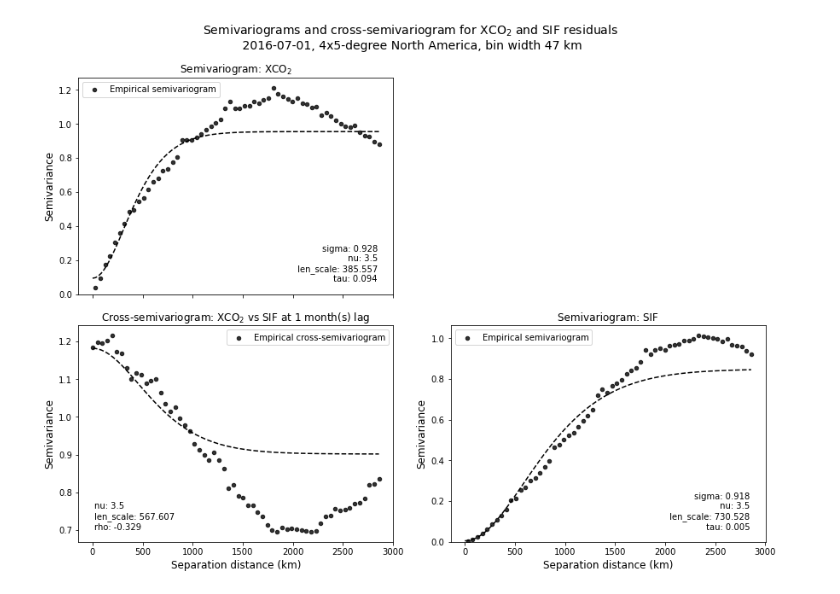
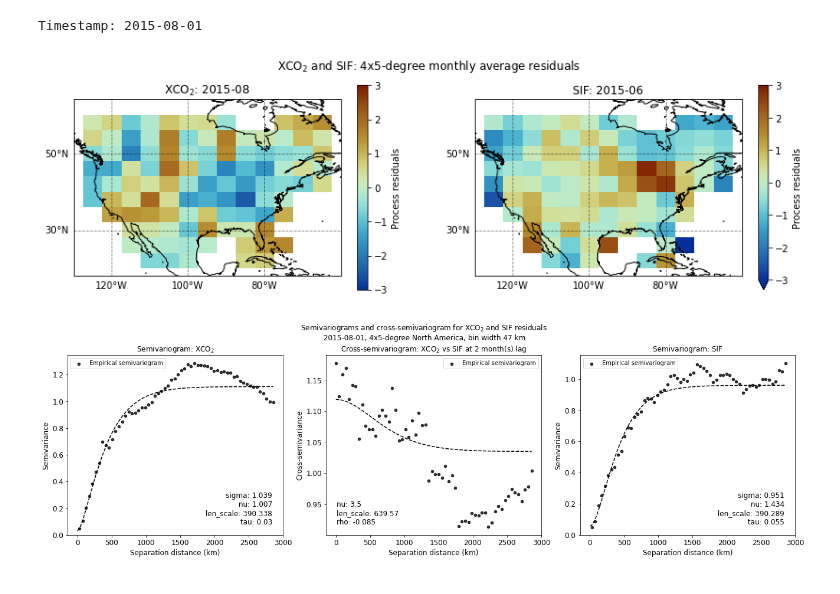
Before and after one commit to 91Mrwu/sif-xco2-cokriging, a Jupyter notebook: research/fit_variogram.ipynb, the cells around one changed output. Cells and saved outputs as stored; diff of their text form; code cells hidden in the pictures.

```diff
--- a/research/fit_variogram.ipynb
+++ b/research/fit_variogram.ipynb
@@ -17,9 +21,9 @@ import plot
 # %%
-ds = xr.open_dataset("../data/exp_pro/OCO2_4x5deg_monthly_conus_augmented.nc")
+ds = xr.open_dataset("../data/exp_pro/OCO2_MODIS_4x5deg_monthly_conus_augmented.nc")
 
 # Format as multi-fields
 ds_xco2 = ds[["xco2", "xco2_var"]]
-ds_sif = ds[["sif", "sif_var"]]
+ds_sif = ds[["sif", "sif_var", "evi"]]
 
 var_names = ["xco2", "sif"]
 cross_name = "xco2:sif"
@@ -32,20 +36,32 @@ fast_dist = True
 
 timestamps = np.array(ds.time[ds.time.dt.month == month].values, dtype="datetime64[D]")
 timestamp = timestamps[0]
+print(f"Timestamp: {timestamp}")
 
+# param_guess = [sigma1, nu1, ell1, tau1, nu12, ell12, rho12, sigma2, nu2, ell2, tau2]
 params_guess = [1.0, 1.5, 700, 0.0, 1.5, 700, -0.8, 1.0, 1.5, 700, 0.0]
+# %% [output]
+Timestamp: 2015-08-01
 # %%
 # Initialize Matern model
 k1 = cov_model.Matern()
 k2 = cov_model.Matern()
 # %%
-mf = fields.MultiField(ds_xco2, ds_sif, timestamp, timedelta=timedelta, fast_dist=fast_dist)
+mf = fields.MultiField(
+    ds_xco2, ds_sif, timestamp, timedelta=timedelta, fast_dist=fast_dist
+)
 model = cov_model.BivariateMatern(mf, k1, k2)
-vario_res, covario_res, params_fit = model.empirical_variograms(params_guess, n_bins=n_bins)
+vario_res, covario_res, params_fit = model.empirical_variograms(
+    params_guess, n_bins=n_bins
+)
+# %%
+plot.plot_fields(mf)
+# %% [output]
+[figure, added]
 # %%
 fname = f"semivariograms_conus4x5_{timestamp}_{np.abs(timedelta)}Mlag"
 # plot.plot_semivariograms(vario_res, timestamp, timedelta, params=params_fit, filename=fname)
-plot.plot_semivariograms(vario_res, timestamp, timedelta, params=params_fit)
+plot.plot_variograms(vario_res, timestamp, timedelta, params=params_fit)
 # %% [output]
-[figure, old version]
+[figure, new version]
 # %%
```
Also changed, not shown: parts of 3 cells of this notebook, 5 other files.
